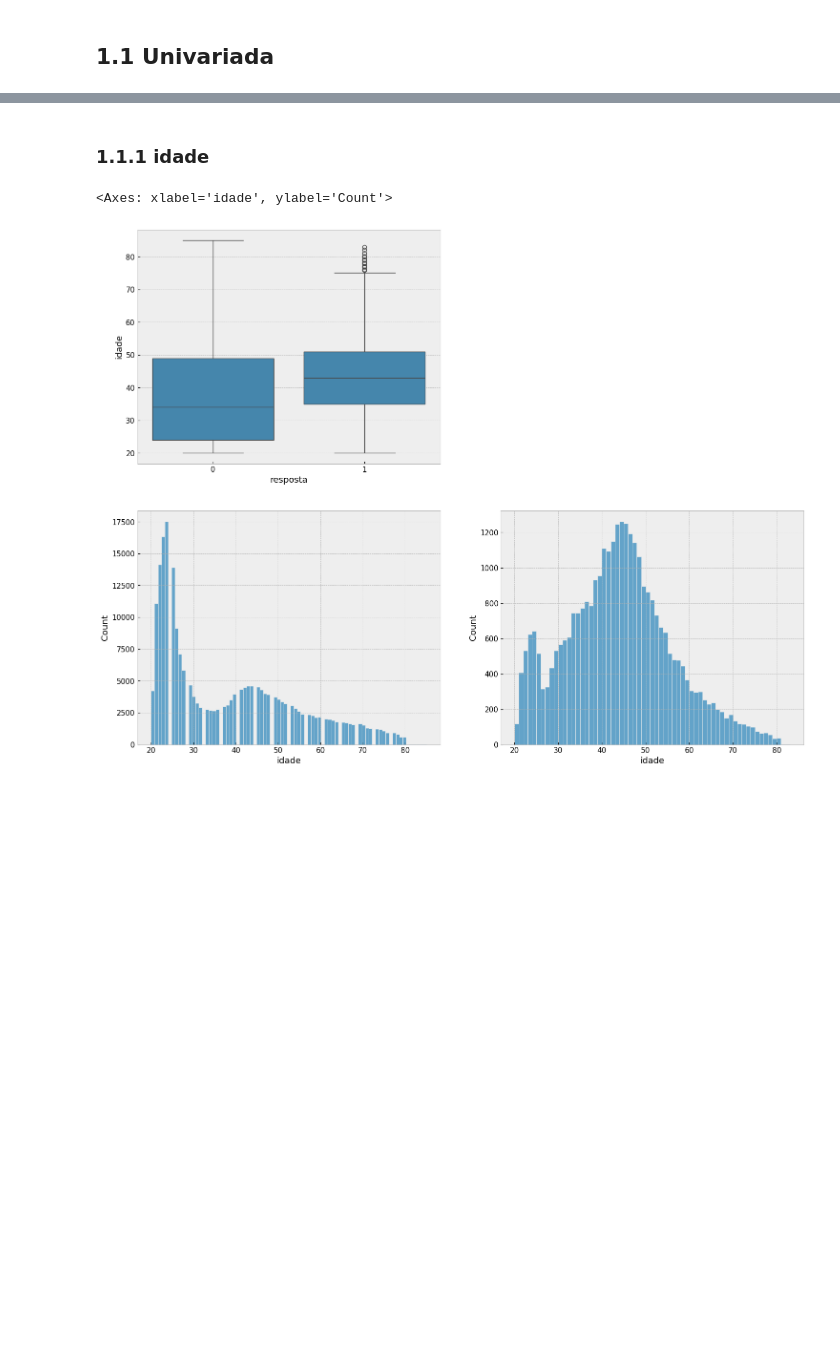
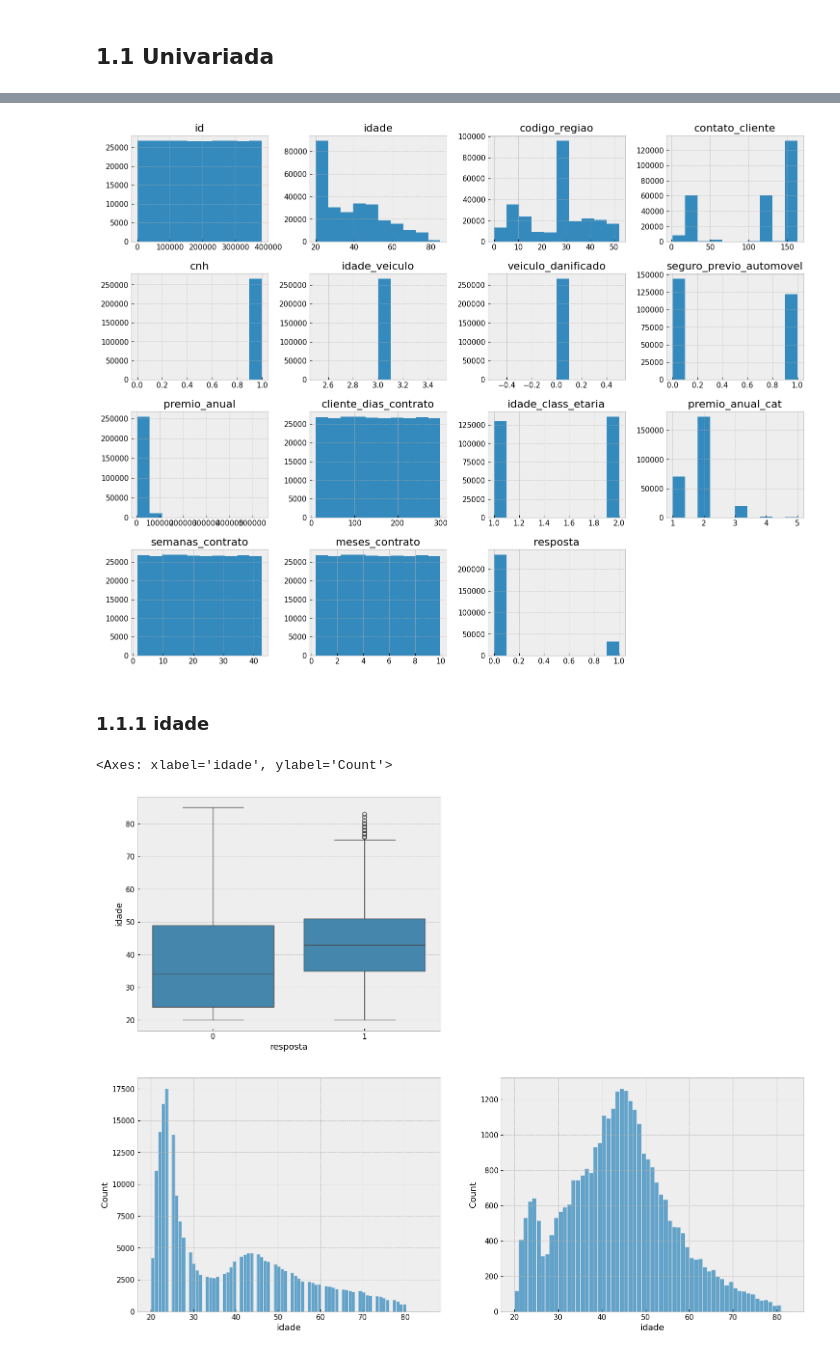
Before and after one commit to Gabrielnbr/estudo_pa004, a Jupyter notebook: notebooks/4.eda.ipynb, the cells around one changed output, grey strips where cells are left out. Cells and saved outputs as stored; diff of their text form; code cells hidden in the pictures; blank space fills up the shorter version.

```diff
--- a/notebooks/4.eda.ipynb
+++ b/notebooks/4.eda.ipynb
@@ -46,0 +62,2 @@ Index(['id', 'genero', 'idade', 'codigo_regiao', 'contato_cliente', 'cnh',
+# %%
+var_num = df.select_dtypes(include=['int64','float64'])
@@ -47,3 +83,7 @@ Index(['id', 'genero', 'idade', 'codigo_regiao', 'contato_cliente', 'cnh',
+# %%
+var_num.hist();
+# %% [output]
+[figure, added]
 # %% [markdown]
 ### 1.1.1 idade
 # %%
```
Also changed, not shown: parts of 4 cells of this notebook, 15 other files.
